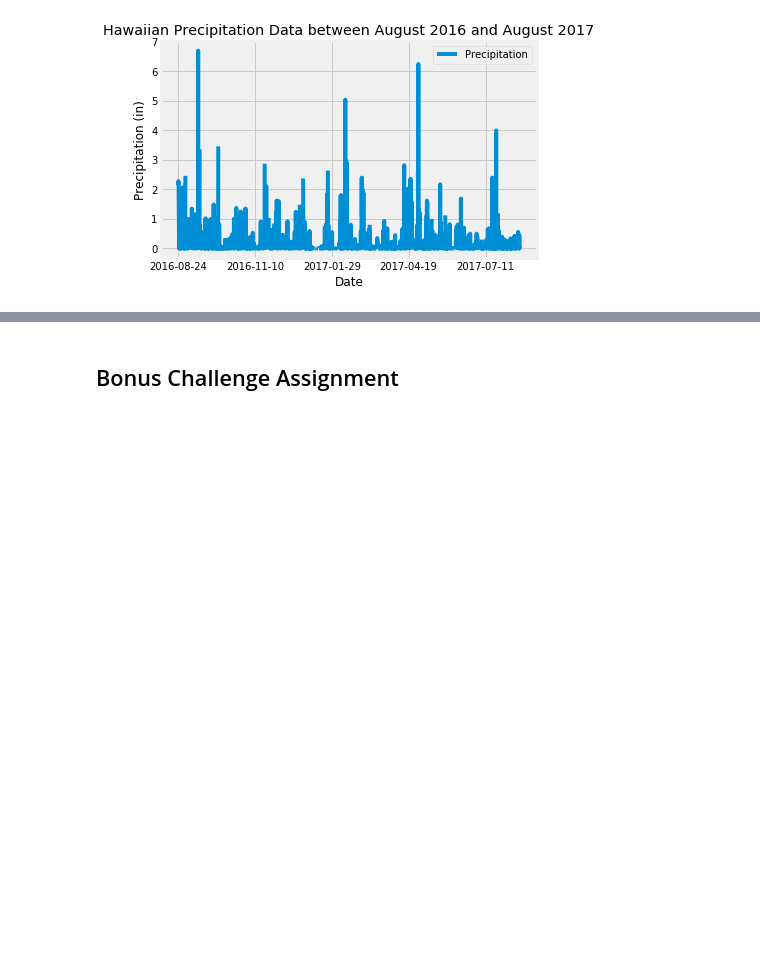
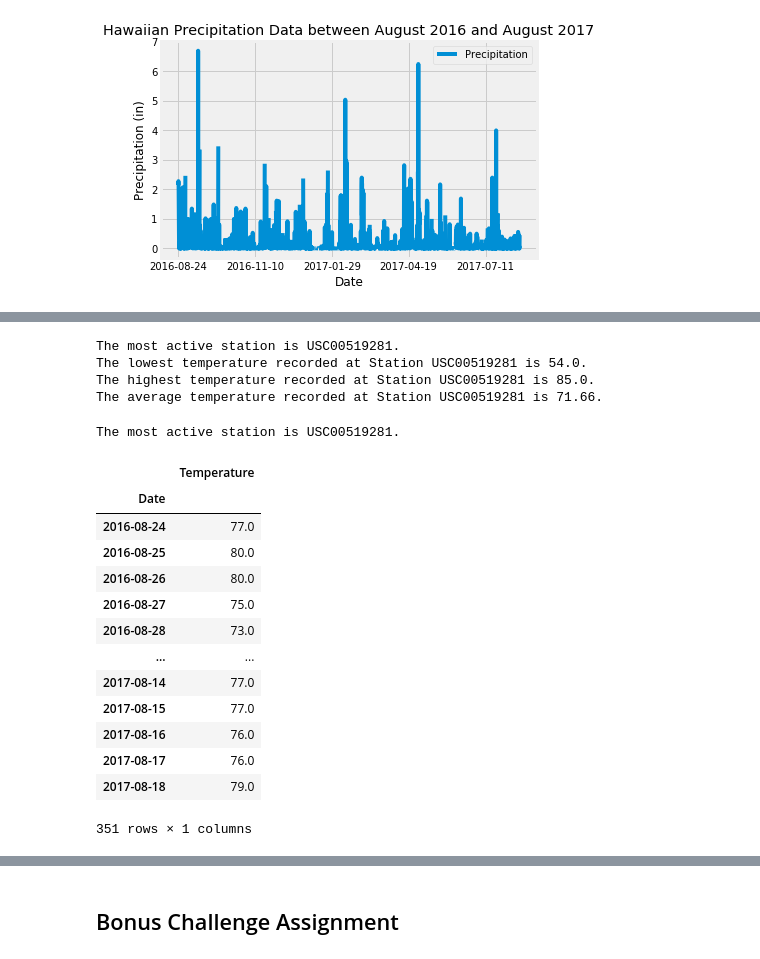
Before and after one commit to blhawkins/10.sqlalchemy-challenge, a Jupyter notebook: climate.ipynb, the cells around one changed output, grey strips where cells are left out. Saved outputs shown, nothing was run; the diff lists cells and outputs as text; code cells hidden in the pictures; blank space fills up the shorter version.

```diff
--- a/climate.ipynb
+++ b/climate.ipynb
@@ -137,23 +178,55 @@ active_stations_df
 # %%
-#Using the station id from the previous query, calculate the lowest temperature recorded, highest temperature recorded, and average temperature of the most active station?
+#Using the station id from the previous query, calculate the lowest temperature recorded, highest temperature recorded, and average temperature of the most active station.
 
 #Obtain the station id of the most active station
 most_active_station = active_stations_df.iloc[0,0]
 print(f'The most active station is {most_active_station}.')
 
 #Find the lowest recorded temperature at the most active station
-lowest_temperature = session.query(measurement.tobs).filter(measurement.station ==)
+lowest_temperature = session.query(func.min(measurement.tobs)).filter(measurement.station == most_active_station).scalar()
+    #https://docs.sqlalchemy.org/en/13/orm/query.html
+print(f'The lowest temperature recorded at Station {most_active_station} is {lowest_temperature}.')
+
+#Find the highest recorded temperature at the most active station
+highest_temperature = session.query(func.max(measurement.tobs)).filter(measurement.station == most_active_station).scalar()
+print(f'The highest temperature recorded at Station {most_active_station} is {highest_temperature}.')
+
+#Find the highest recorded temperature at the most active station
+average_temperature = round(session.query(func.avg(measurement.tobs)).filter(measurement.station == most_active_station).scalar(),2)
+print(f'The average temperature recorded at Station {most_active_station} is {average_temperature}.')
+# %% [output]
+The most active station is USC00519281.
+The lowest temperature recorded at Station USC00519281 is 54.0.
+The highest temperature recorded at Station USC00519281 is 85.0.
+The average temperature recorded at Station USC00519281 is 71.66.
 # %%
 #Choose the station with the highest number of temperature observations. Query the last 12 months of temperature observation data for this station and plot the results as a histogram.
 
 #Obtain the station id of the most active station.
 print(f'The most active station is {most_active_station}.')
 
 #Perform a query to retrieve the temperature data for the most active station in the previous year
-most_active_temp_query = session.query(measurement.date, measurement.station, measurement.tobs).filter(measurement.station == most_active_station).filter(measurement.date >= year_ago).filter(measurement.date <= last_date)
+most_active_temp_query = session.query(measurement.date, measurement.tobs).filter(measurement.station == most_active_station).filter(measurement.date >= year_ago).filter(measurement.date <= last_date)
 
 #Save the query results as a Pandas DataFrame and set the index to the date column
-most_active_temp_df = pd.DataFrame(most_active_temp_query, columns = ['Date', 'Station', 'Temperature'])
+most_active_temp_df = pd.DataFrame(most_active_temp_query, columns = ['Date', 'Temperature'])
+most_active_temp_df = most_active_temp_df.set_index('Date')
 
 #Print the resulting dataframe
 most_active_temp_df
+# %% [output]
+The most active station is USC00519281.
+|  | Temperature |
+| Date |  |
+| 2016-08-24 | 77.0 |
+| 2016-08-25 | 80.0 |
+| 2016-08-26 | 80.0 |
+| 2016-08-27 | 75.0 |
+| 2016-08-28 | 73.0 |
+| ... | ... |
+| 2017-08-14 | 77.0 |
+| 2017-08-15 | 77.0 |
+| 2017-08-16 | 76.0 |
+| 2017-08-17 | 76.0 |
+| 2017-08-18 | 79.0 |
+351 rows × 1 columns
```
Also changed, not shown: parts of 7 cells of this notebook.
